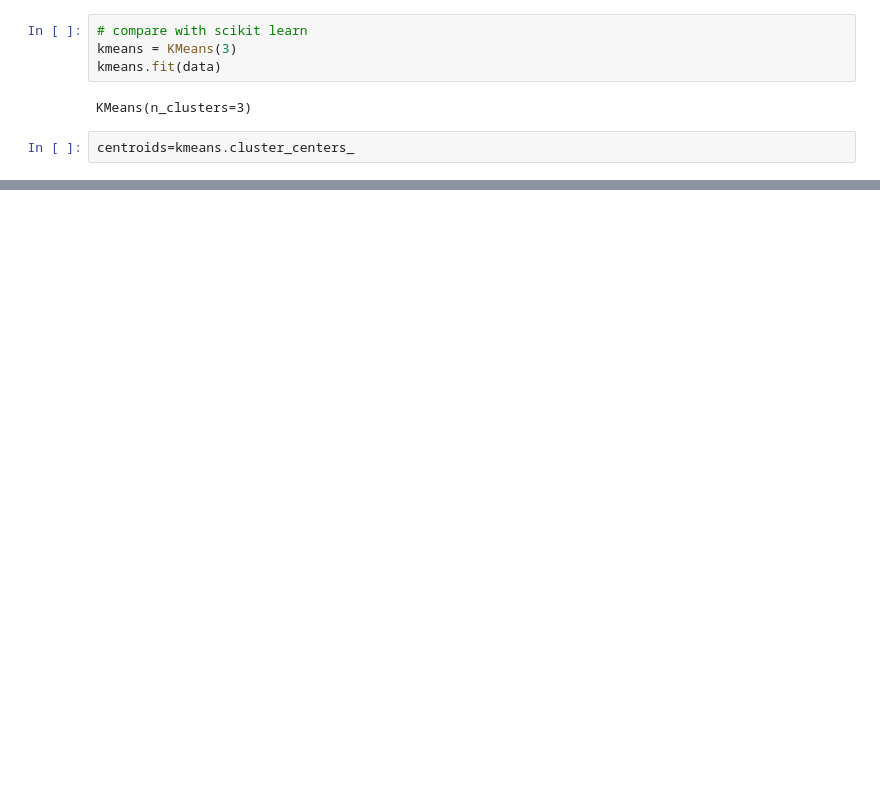
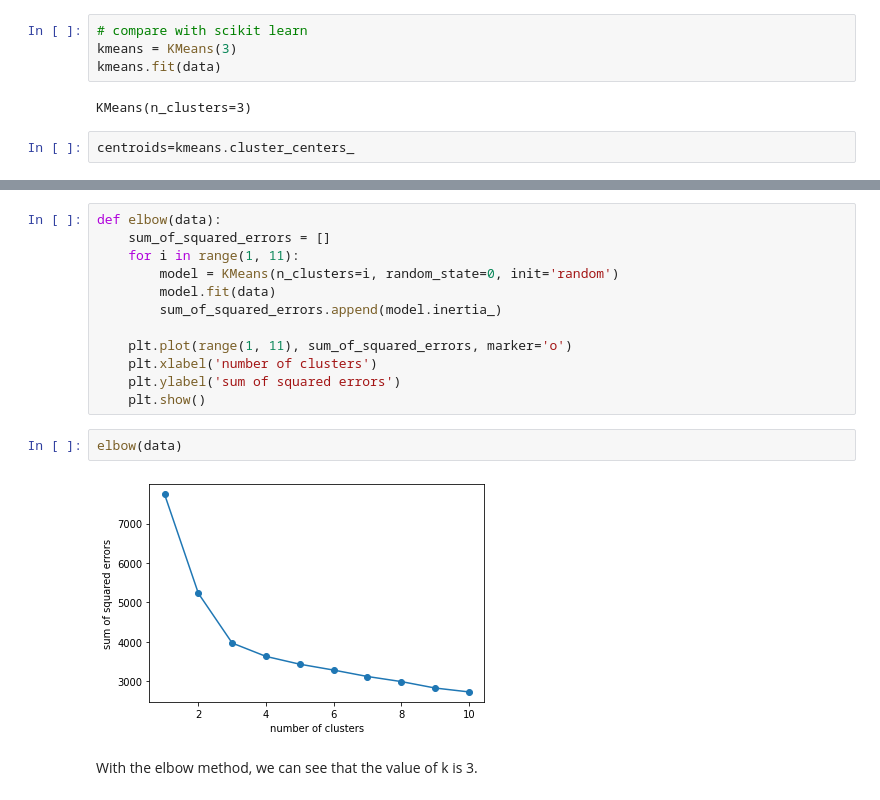
Before and after one commit to TROISTROIS/WINE-CLUSTERING-, a Jupyter notebook: wine-clustering.ipynb, the cells around one changed output, grey strips where cells are left out. Cells and saved outputs as stored; diff of their text form; blank space fills up the shorter version.

Commit message:
Kaggle Notebook | Wine Clustering  | Find the value of k using the elbow method

```diff
--- a/wine-clustering.ipynb
+++ b/wine-clustering.ipynb
@@ -283,0 +287,18 @@ pd.DataFrame(centroids, columns=features).T
+# %%
+def elbow(data):
+    sum_of_squared_errors = []
+    for i in range(1, 11):
+        model = KMeans(n_clusters=i, random_state=0, init='random')
+        model.fit(data)
+        sum_of_squared_errors.append(model.inertia_)
+
+    plt.plot(range(1, 11), sum_of_squared_errors, marker='o')
+    plt.xlabel('number of clusters')
+    plt.ylabel('sum of squared errors')
+    plt.show()
+# %%
+elbow(data)
+# %% [output]
+[figure, added]
+# %% [markdown]
+With the elbow method, we can see that the value of k is 3.
```
Also changed, not shown: parts of 8 cells of this notebook.
